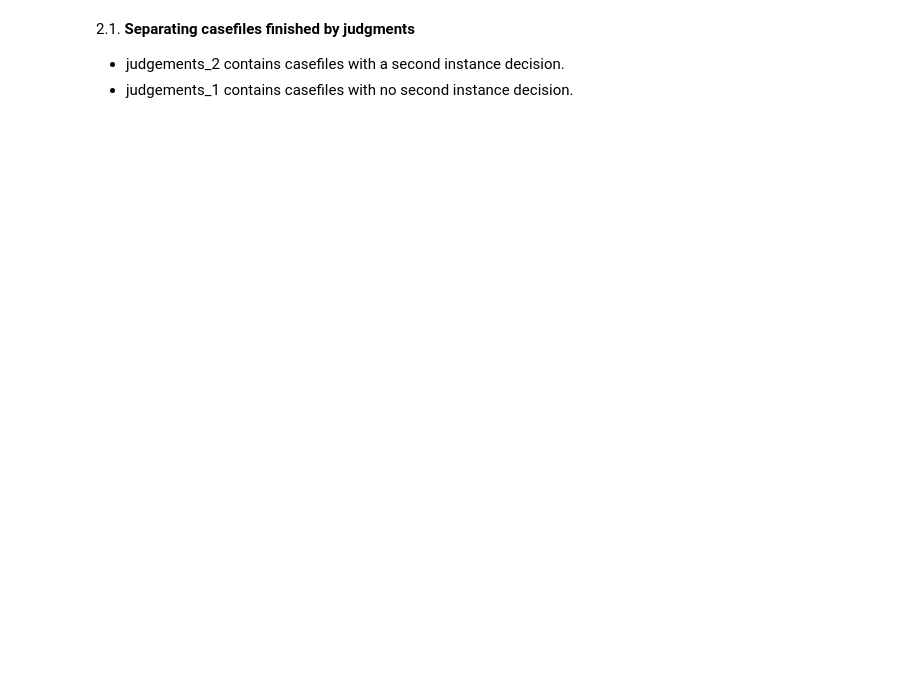
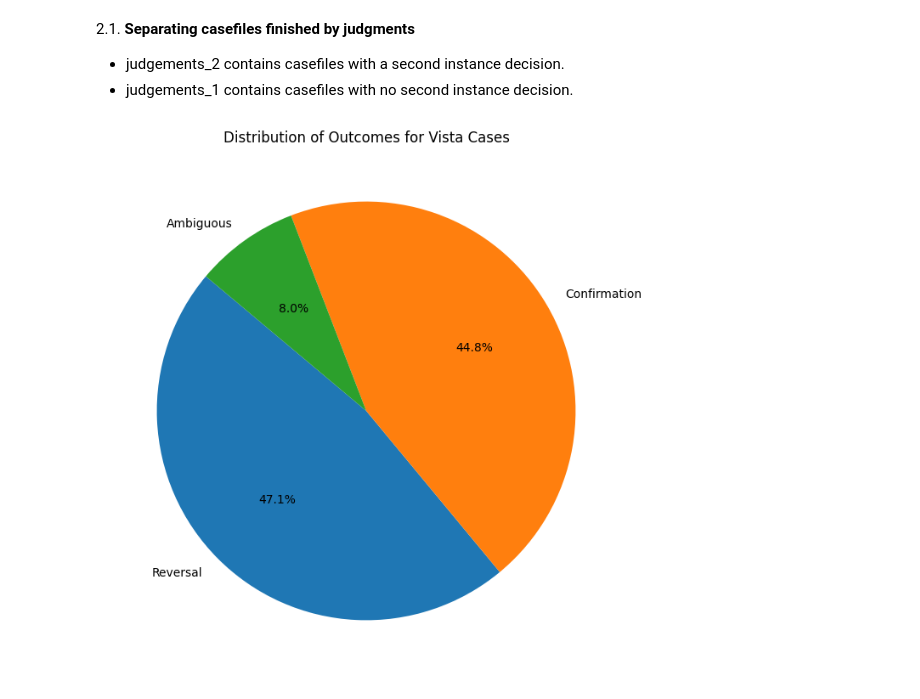
Before and after one commit to pmalca/datasets_iat_project, a Jupyter notebook: 2_judges_outcomes.ipynb, the cells around one changed output. Saved outputs shown, nothing was run; the diff lists cells and outputs as text; code cells hidden in the pictures; blank space fills up the shorter version.

```diff
--- a/2_judges_outcomes.ipynb
+++ b/2_judges_outcomes.ipynb
@@ -235,0 +290,20 @@ plt.show()
+# %%
+# Filter the rows where 'resolution_type' contains 'vista'
+vista_df = judgements_df[judgements_df['resolution_type'].str.contains('VISTA', case=False, na=False)]
+
+# Check if there are any rows with 'vista'
+if not vista_df.empty:
+
+    # Calculate the value counts of the 'outcome' column for the filtered rows
+    outcome_counts = vista_df['outcome'].value_counts()
+
+    # Create a pie chart
+    plt.figure(figsize=(8, 8))
+    plt.pie(outcome_counts, labels=outcome_counts.index, autopct='%1.1f%%', startangle=140)
+    plt.title('Distribution of Outcomes for Vista Cases')
+    plt.show()
+
+else:
+    print("No 'vista' found in the 'resolution_type' column.")
+# %% [output]
+[figure, added]
```
Also changed, not shown: parts of 61 cells of this notebook, 2 other files.
